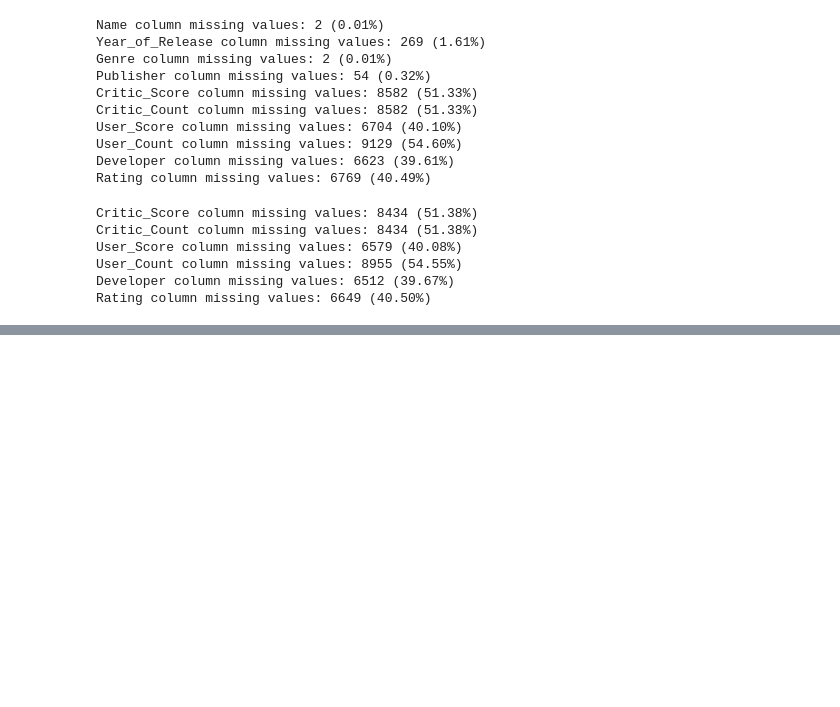
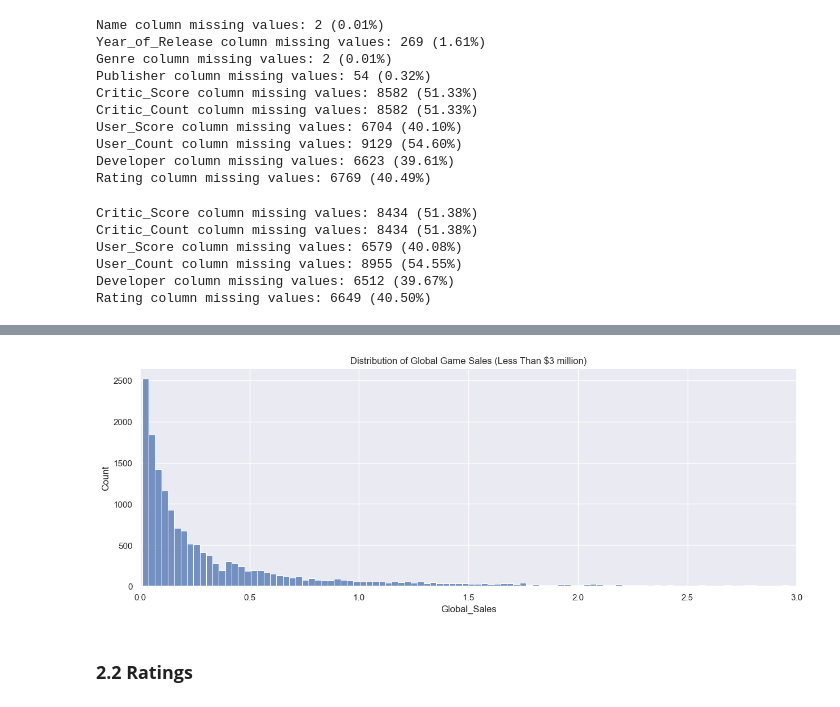
Before and after one commit to skalenjr/Video-Games-Sales-Analysis, a Jupyter notebook: VideoGames.ipynb, the cells around one changed output, grey strips where cells are left out. Cells and saved outputs as stored; diff of their text form; code cells hidden in the pictures; blank space fills up the shorter version.

```diff
--- a/VideoGames.ipynb
+++ b/VideoGames.ipynb
@@ -170,0 +274,12 @@ plt.show()
+# %%
+video_games_less_than_3 = video_games_df[video_games_df['Global_Sales'] < 3]
+
+plt.figure(figsize=(15,5))
+plt.title('Distribution of Global Game Sales (Less Than $3 million)')
+sns.histplot(x='Global_Sales', data=video_games_less_than_3)
+plt.xlim(xmin=0,xmax=3)
+plt.show()
+# %% [output]
+[figure, added]
+# %% [markdown]
+### **2.2 Ratings**
```
Also changed, not shown: parts of 56 cells of this notebook.
